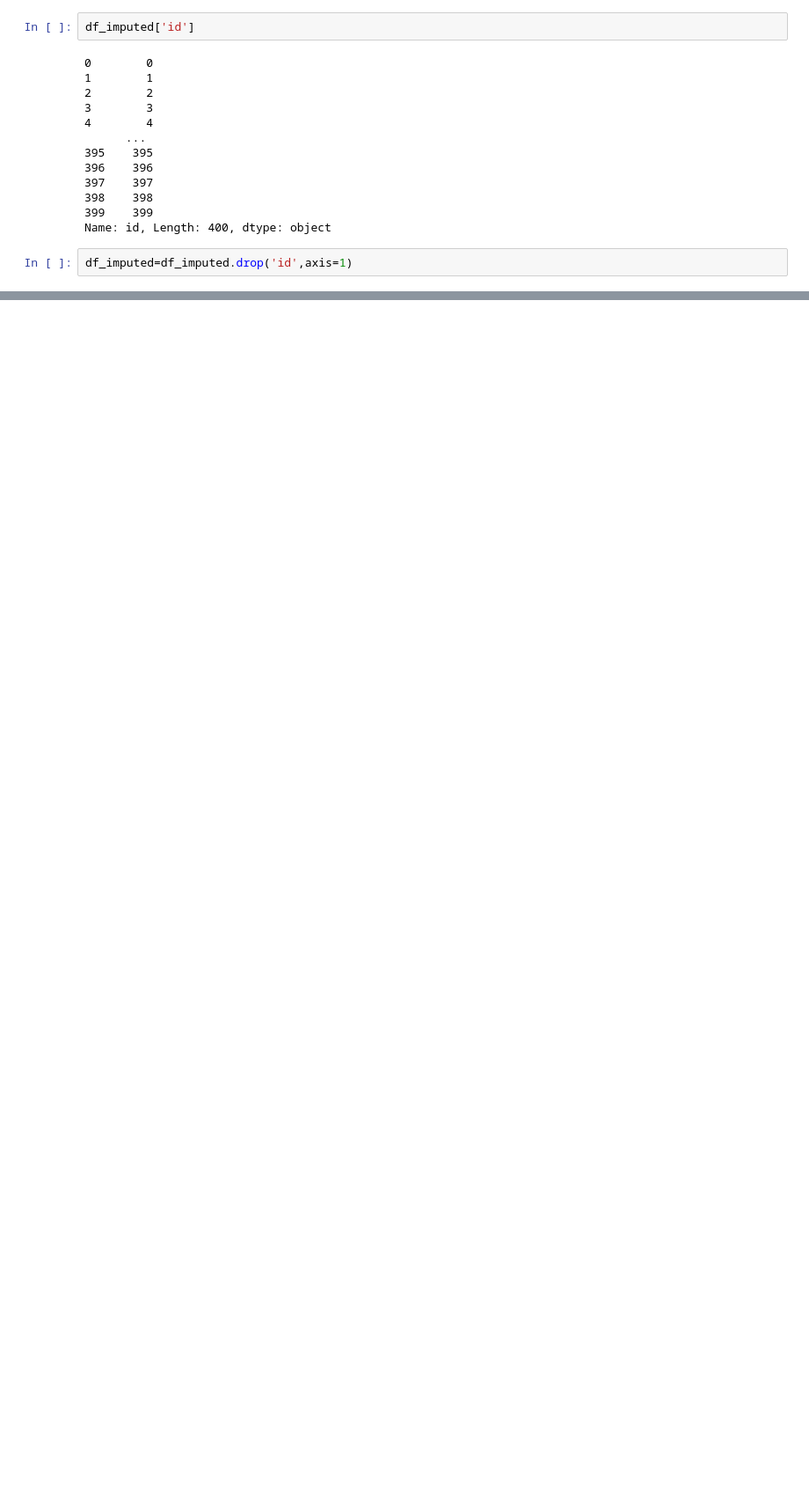
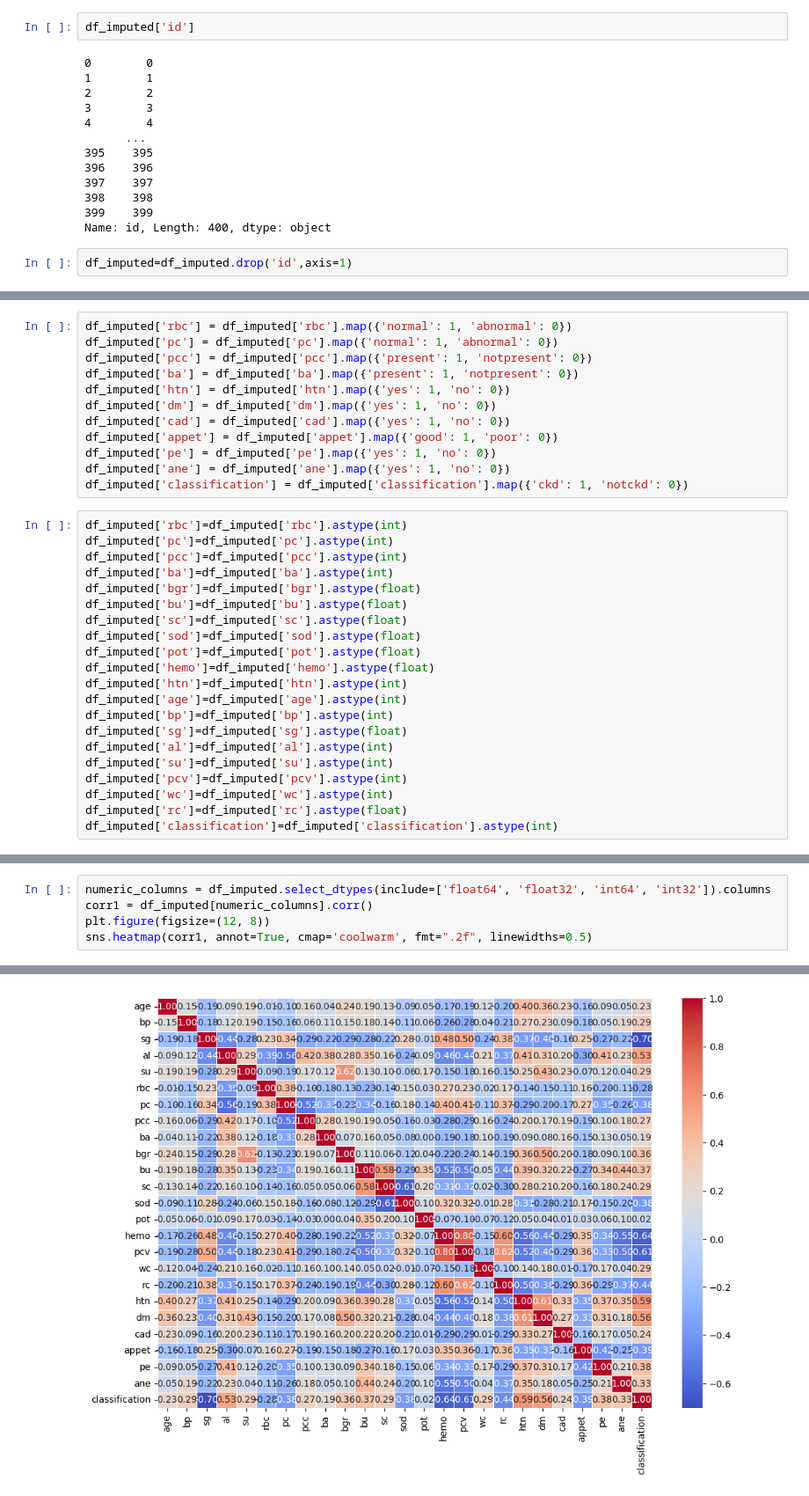
Before and after one commit to UjjwalRana12/Regression-ML, a Jupyter notebook: z6_kidney/kidney.ipynb, the cells around one changed output, grey strips where cells are left out. Shown at 88% size. Cells and saved outputs as stored; diff of their text form; blank space fills up the shorter version.

```diff
--- a/z6_kidney/kidney.ipynb
+++ b/z6_kidney/kidney.ipynb
@@ -243,0 +242,33 @@ df_imputed['su']=df_imputed['su'].astype(int)
+# %%
+df_imputed['rbc'] = df_imputed['rbc'].map({'normal': 1, 'abnormal': 0})
+df_imputed['pc'] = df_imputed['pc'].map({'normal': 1, 'abnormal': 0})
+df_imputed['pcc'] = df_imputed['pcc'].map({'present': 1, 'notpresent': 0})
+df_imputed['ba'] = df_imputed['ba'].map({'present': 1, 'notpresent': 0})
+df_imputed['htn'] = df_imputed['htn'].map({'yes': 1, 'no': 0})
+df_imputed['dm'] = df_imputed['dm'].map({'yes': 1, 'no': 0})
+df_imputed['cad'] = df_imputed['cad'].map({'yes': 1, 'no': 0})
+df_imputed['appet'] = df_imputed['appet'].map({'good': 1, 'poor': 0})
+df_imputed['pe'] = df_imputed['pe'].map({'yes': 1, 'no': 0})
+df_imputed['ane'] = df_imputed['ane'].map({'yes': 1, 'no': 0})
+df_imputed['classification'] = df_imputed['classification'].map({'ckd': 1, 'notckd': 0})
+# %%
+df_imputed['rbc']=df_imputed['rbc'].astype(int)
+df_imputed['pc']=df_imputed['pc'].astype(int)
+df_imputed['pcc']=df_imputed['pcc'].astype(int)
+df_imputed['ba']=df_imputed['ba'].astype(int)
+df_imputed['bgr']=df_imputed['bgr'].astype(float)
+df_imputed['bu']=df_imputed['bu'].astype(float)
+df_imputed['sc']=df_imputed['sc'].astype(float)
+df_imputed['sod']=df_imputed['sod'].astype(float)
+df_imputed['pot']=df_imputed['pot'].astype(float)
+df_imputed['hemo']=df_imputed['hemo'].astype(float)
+df_imputed['htn']=df_imputed['htn'].astype(int)
+df_imputed['age']=df_imputed['age'].astype(int)
+df_imputed['bp']=df_imputed['bp'].astype(int)
+df_imputed['sg']=df_imputed['sg'].astype(float)
+df_imputed['al']=df_imputed['al'].astype(int)
+df_imputed['su']=df_imputed['su'].astype(int)
+df_imputed['pcv']=df_imputed['pcv'].astype(int)
+df_imputed['wc']=df_imputed['wc'].astype(int)
+df_imputed['rc']=df_imputed['rc'].astype(float)
+df_imputed['classification']=df_imputed['classification'].astype(int)
@@ -279,0 +309,6 @@ df_imputed['bu']=df_imputed['bu'].astype(float)
+# %%
+numeric_columns = df_imputed.select_dtypes(include=['float64', 'float32', 'int64', 'int32']).columns
+corr1 = df_imputed[numeric_columns].corr()
+plt.figure(figsize=(12, 8))
+sns.heatmap(corr1, annot=True, cmap='coolwarm', fmt=".2f", linewidths=0.5)
+# %% [output]
@@ -279,0 +316 @@ df_imputed['bu']=df_imputed['bu'].astype(float)
+[figure, added]
```
Also changed, not shown: parts of 21 cells of this notebook.
